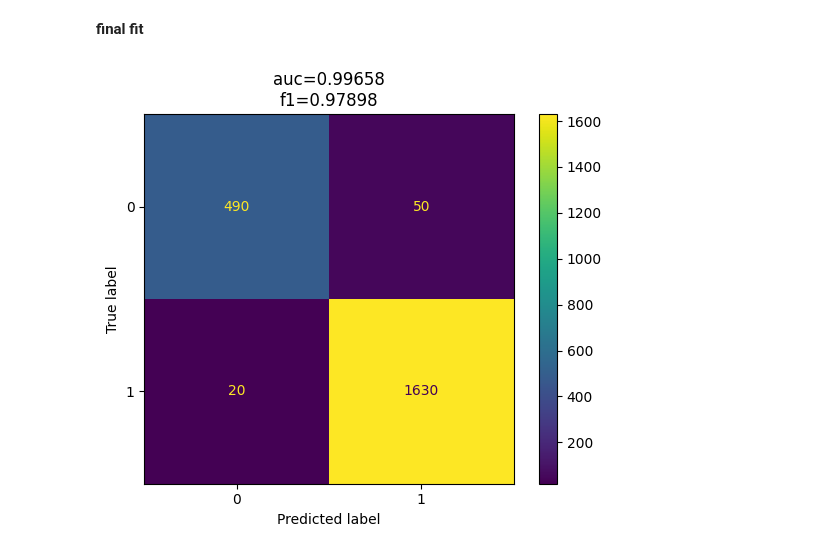
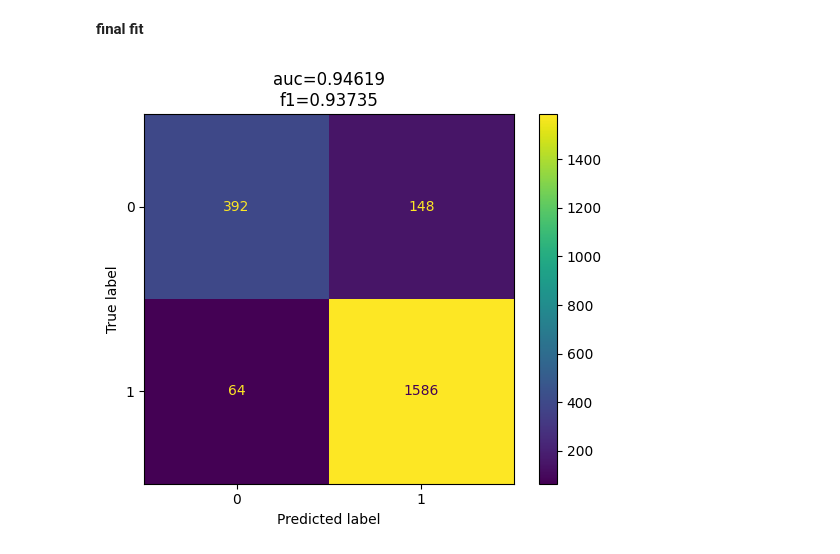
Before and after one commit to j2cry/playground, a Jupyter notebook: S5E3/research.ipynb, the cells around one changed output. Saved outputs shown, nothing was run; the diff lists cells and outputs as text; code cells hidden in the pictures.

```diff
--- a/S5E3/research.ipynb
+++ b/S5E3/research.ipynb
@@ -273,7 +299,7 @@ class Dataset(torch.utils.data.Dataset):
                 idx = index
             x_bundle.append(torch.as_tensor(self.x[idx], dtype=torch.float32))
         return (
-            torch.concat(x_bundle, dim=-1),
+            torch.concat(x_bundle, dim=-1).reshape(self.size, -1),
             torch.as_tensor(self.y[index], dtype=torch.float32) if self.y is not None else None
         )
         # return (
@@ -285,3 +311,4 @@ class Dataset(torch.utils.data.Dataset):
         return self.x.shape[0]
 
 dataset = Dataset(SGD_X, y, size=3)
+dataset[0][0].shape
@@ -365,18 +395,19 @@ class Model:
         return predictions.detach()
 # %%
 torch.manual_seed(11)
-BACKDAYS = 3
-dataset = Dataset(SGD_X, y, size=BACKDAYS)
+DAYS = 2
+dataset = Dataset(SGD_X, y, size=DAYS)
 
 model = Model(
-    in_channels=SGD_X.shape[1],
-    hidden_channels=32,
-    backdays=BACKDAYS,
+    days=DAYS,
+    features=SGD_X.shape[1],
+    # hidden_channels=2,
+    linear_channels=48,
     criterion=torch.nn.BCELoss(),
     lr=0.01,
 )
 X_train, X_valid, y_train, y_valid = train_test_split(SGD_X, y, test_size=0.2, shuffle=False, random_state=19)
-model.fit(X_train, y_train, epochs=50, batch_size=1024, verbose=False)
+model.fit(X_train, y_train, epochs=25, batch_size=1024, verbose=False)
 
 # predicting
 y_pred_train = model.predict_proba(X_train)
@@ -435,27 +466,27 @@ MEAN: TRAIN ROC AUC=0.98411; TRAIN f1=0.96397 | VALID ROC AUC=0.91961; VALID f1=
 __final fit__
 # %%
 torch.manual_seed(11)
-BACKDAYS = 3
-dataset = Dataset(SGD_X, y, size=BACKDAYS)
+DAYS = 2
+dataset = Dataset(SGD_X, y, size=DAYS)
 
-model = Model(
-    in_channels=SGD_X.shape[1],
-    hidden_channels=32,
-    backdays=BACKDAYS,
+cnn = model = Model(
+    days=DAYS,
+    features=SGD_X.shape[1],
+    # hidden_channels=2,
     criterion=torch.nn.BCELoss(),
-    lr=0.01,
+    lr=0.05,
 )
-model.fit(SGD_X, y, epochs=100, batch_size=1024, verbose=False)
+model.fit(SGD_X, y, epochs=250, batch_size=1024, verbose=False)
 
 predictions = model.predict_proba(SGD_X)
 auc = roc_auc_score(y, predictions)
 f1 = f1_score(y, predictions > 0.5)
 fix, ax = plt.subplots(1, 1)
 ConfusionMatrixDisplay.from_predictions(y, predictions.numpy() > 0.5, ax=ax)
 ax.set_title(f'{auc=:.5f}\n{f1=:.5f}')
 plt.show()
 # %% [output]
-[figure, old version]
+[figure, new version]
 # %%
 # CNN
 T = pipes['sgd'].transform(test.drop(columns='rainfall'))
```
Also changed, not shown: parts of 20 cells of this notebook, 1 other file.
